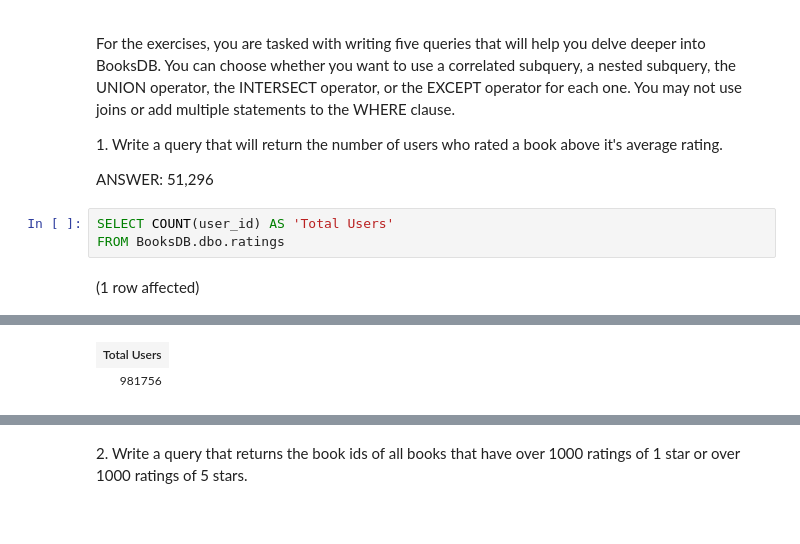
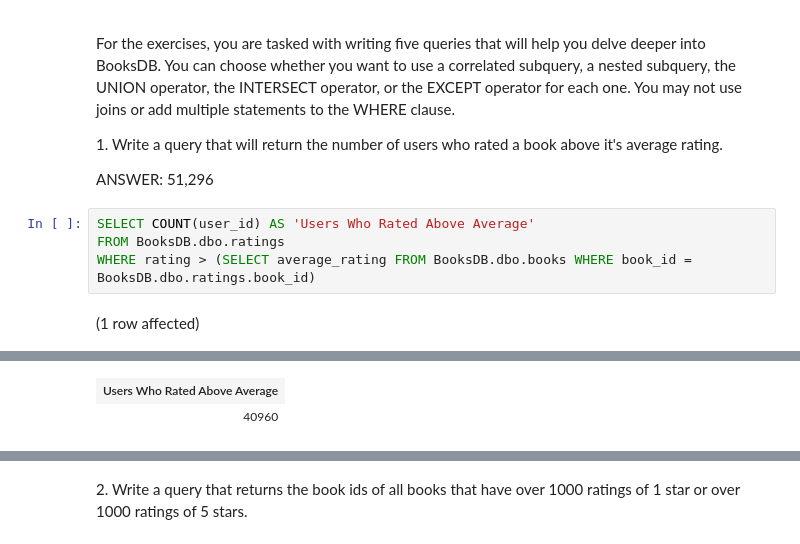
Before and after one commit to sclarksienki/sql-part4-exercises, a Jupyter notebook: sql-part4.ipynb, the cells around one changed output, grey strips where cells are left out. Saved outputs shown, nothing was run; the diff lists cells and outputs as text.

```diff
--- a/sql-part4.ipynb
+++ b/sql-part4.ipynb
@@ -7,7 +7,8 @@ For the exercises, you are tasked with writing five queries that will help you d
 
 ANSWER: 51,296
 # %%
-SELECT COUNT(user_id) AS 'Total Users'
+SELECT COUNT(user_id) AS 'Users Who Rated Above Average'
 FROM BooksDB.dbo.ratings
+WHERE rating > (SELECT average_rating FROM BooksDB.dbo.books WHERE book_id = BooksDB.dbo.ratings.book_id)
 # %% [output]
 (1 row affected)
@@ -15,2 +16,2 @@ Total execution time: 00:00:00.128
-| Total Users |
-| 981756 |
+| Users Who Rated Above Average |
+| 40960 |
```
Also changed, not shown: parts of 7 cells of this notebook.
